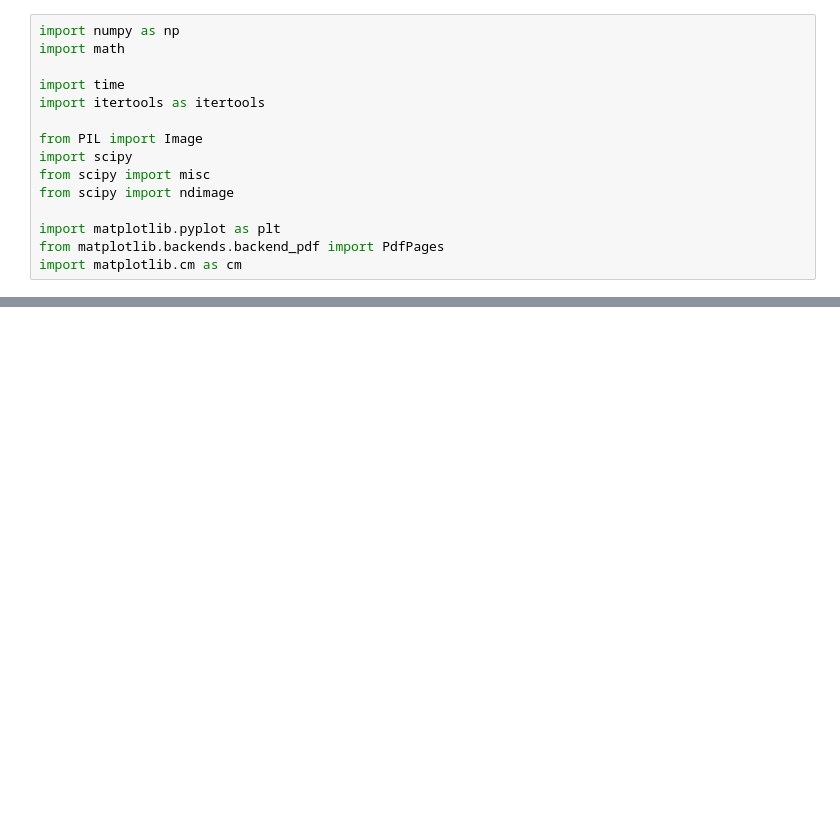
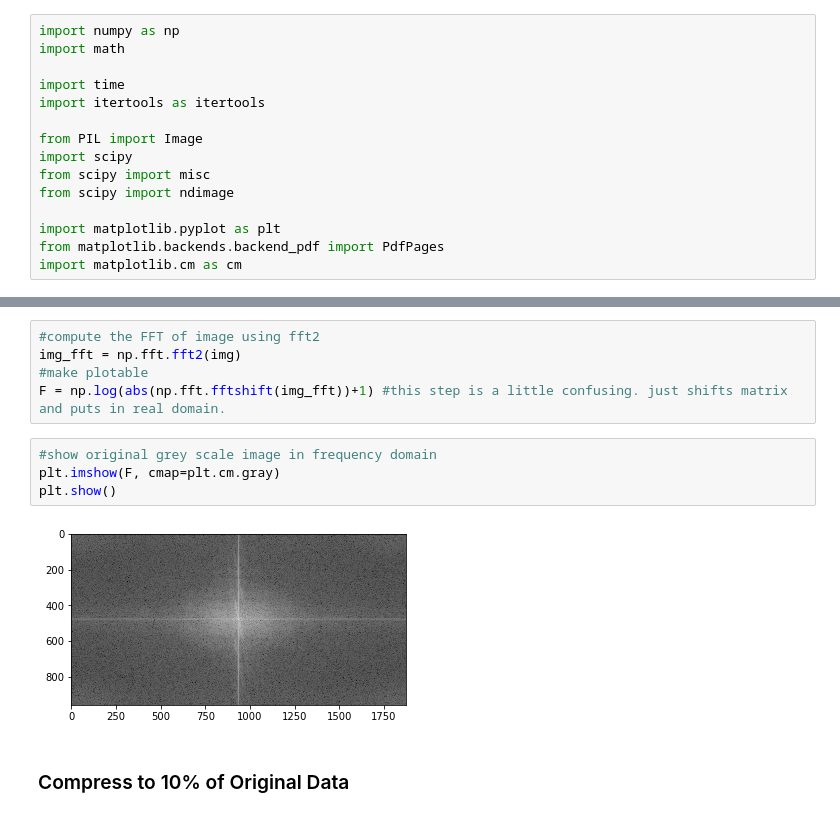
Before and after one commit to sspiel4/ME-564-565-Engineering-Computations, a Jupyter notebook: ME 565/Exercise 4-3.ipynb, the cells around one changed output, grey strips where cells are left out. Saved outputs shown, nothing was run; the diff lists cells and outputs as text; blank space fills up the shorter version.

```diff
--- a/ME 565/Exercise 4-3.ipynb
+++ b/ME 565/Exercise 4-3.ipynb
@@ -22,0 +31,13 @@ img = scipy.ndimage.imread('recorder.jpg', mode='L')
+# %%
+#compute the FFT of image using fft2
+img_fft = np.fft.fft2(img)
+#make plotable
+F = np.log(abs(np.fft.fftshift(img_fft))+1) #this step is a little confusing. just shifts matrix and puts in real domain.
+# %%
+#show original grey scale image in frequency domain
+plt.imshow(F, cmap=plt.cm.gray)
+plt.show()
+# %% [output]
+[figure, added]
+# %% [markdown]
+### Compress to 10% of Original Data
```
Also changed, not shown: parts of 12 cells of this notebook, 3 other files.
